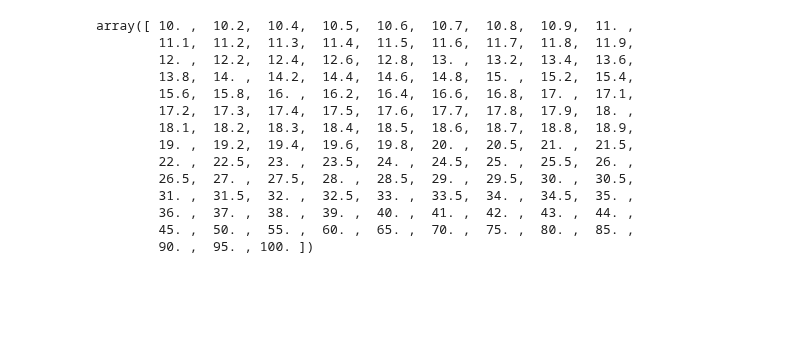
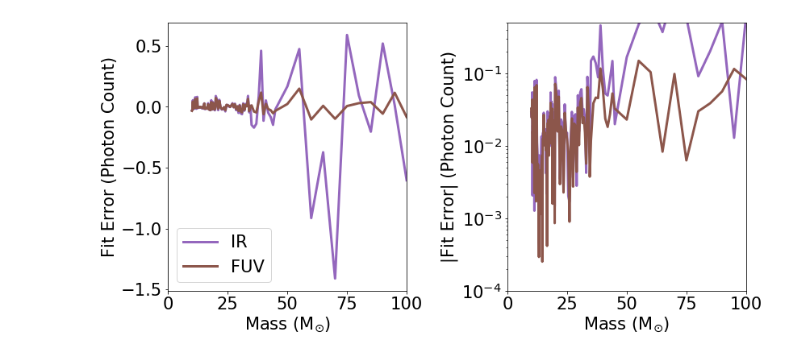
Before and after one commit to aemerick/galaxy_analysis, a Jupyter notebook: physics_data/Heger_Woosley_2010/Heger_woosley_radiation_fits.ipynb, the cells around one changed output. Saved outputs shown, nothing was run; the diff lists cells and outputs as text; code cells hidden in the pictures; blank space fills up the shorter version.

```diff
--- a/physics_data/Heger_Woosley_2010/Heger_woosley_radiation_fits.ipynb
+++ b/physics_data/Heger_Woosley_2010/Heger_woosley_radiation_fits.ipynb
@@ -668,20 +721,64 @@ print(maxavg[best_model])
-# %%
-ionization_data['mass']
-# %% [output]
-array([ 10. ,  10.2,  10.4,  10.5,  10.6,  10.7,  10.8,  10.9,  11. ,
-        11.1,  11.2,  11.3,  11.4,  11.5,  11.6,  11.7,  11.8,  11.9,
-        12. ,  12.2,  12.4,  12.6,  12.8,  13. ,  13.2,  13.4,  13.6,
-        13.8,  14. ,  14.2,  14.4,  14.6,  14.8,  15. ,  15.2,  15.4,
-        15.6,  15.8,  16. ,  16.2,  16.4,  16.6,  16.8,  17. ,  17.1,
-        17.2,  17.3,  17.4,  17.5,  17.6,  17.7,  17.8,  17.9,  18. ,
-        18.1,  18.2,  18.3,  18.4,  18.5,  18.6,  18.7,  18.8,  18.9,
-        19. ,  19.2,  19.4,  19.6,  19.8,  20. ,  20.5,  21. ,  21.5,
-        22. ,  22.5,  23. ,  23.5,  24. ,  24.5,  25. ,  25.5,  26. ,
-        26.5,  27. ,  27.5,  28. ,  28.5,  29. ,  29.5,  30. ,  30.5,
-        31. ,  31.5,  32. ,  32.5,  33. ,  33.5,  34. ,  34.5,  35. ,
-        36. ,  37. ,  38. ,  39. ,  40. ,  41. ,  42. ,  43. ,  44. ,
-        45. ,  50. ,  55. ,  60. ,  65. ,  70. ,  75. ,  80. ,  85. ,
-        90. ,  95. , 100. ])
+# %%
+
+fig, ax = plt.subplots(1,2)
+fig.set_size_inches(12,6)
+
+
+for radtype in ["IR","FUV"]:
+
+    fit = all_fits['N_'+radtype]
+
+    #print("Photons %5s %5.2E %5.2E %5.2E"%(radtype, np.average(fit.abserror), np.min(fit.abserror), np.max(fit.abserror)))
+
+    ax[0].plot(ionization_data['mass'],
+               fit.error, lw = 3,
+               color = colors[radtype], label = radtype)
+
+    #fit = all_fits['E_'+radtype]
+
+    #print("Energy  %5s %5.2E %5.2E %5.2E"%(radtype, np.average(fit.abserror), np.min(fit.abserror), np.max(fit.abserror)))
+
+   # ax[1].plot(ionization_data['mass'], fit.error, lw = 3,
+    #           color = colors[radtype])
+
+
+
+ax[0].set_ylabel(r'Fit Error (Photon Count)')
+
+
+
+for radtype in ["IR","FUV"]:
+
+    fit = all_fits['N_'+radtype]
+
+    #print("Photons %5s %5.2E %5.2E %5.2E"%(radtype, np.average(fit.abserror), np.min(fit.abserror), np.max(fit.abserror)))
+
+    ax[1].plot(ionization_data['mass'],
+               fit.abserror, lw = 3,
+               color = colors[radtype], label = radtype)
+
+    #fit = all_fits['E_'+radtype]
+
+    #print("Energy  %5s %5.2E %5.2E %5.2E"%(radtype, np.average(fit.abserror), np.min(fit.abserror), np.max(fit.abserror)))
+
+    #ax[1].plot(ionization_data['mass'], fit.abserror, lw = 3,
+    #           color = colors[radtype])
+
+xlim=(0.0,100.0)
+ax[0].set_xlabel(r'Mass (M$_{\odot}$)'); ax[0].set_xlim(xlim)
+ax[1].set_xlabel(r'Mass (M$_{\odot}$)'); ax[1].set_xlim(xlim)
+
+
+ax[1].set_ylabel(r'|Fit Error| (Photon Count)')
+ax[1].set_ylim(0.0001,0.5)
+ax[1].semilogy()
+
+ax[0].legend(loc='best')
+
+#ax[0].semilogy()
+plt.tight_layout()
+# %% [output]
+[figure, added]
 # %%
 for name in all_fits:
 
```
Also changed, not shown: parts of 14 cells of this notebook.
